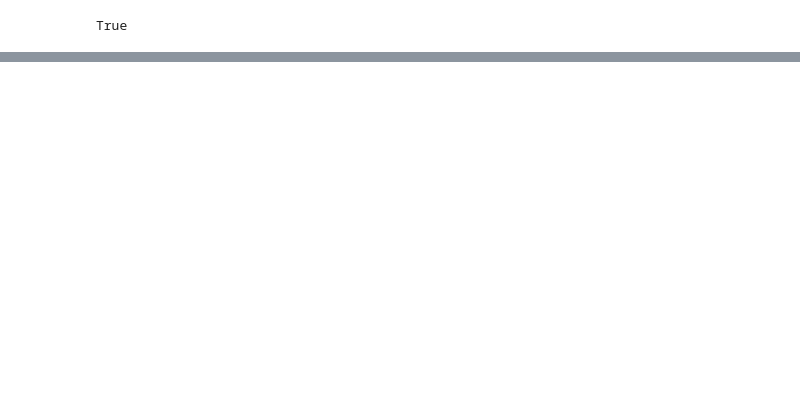
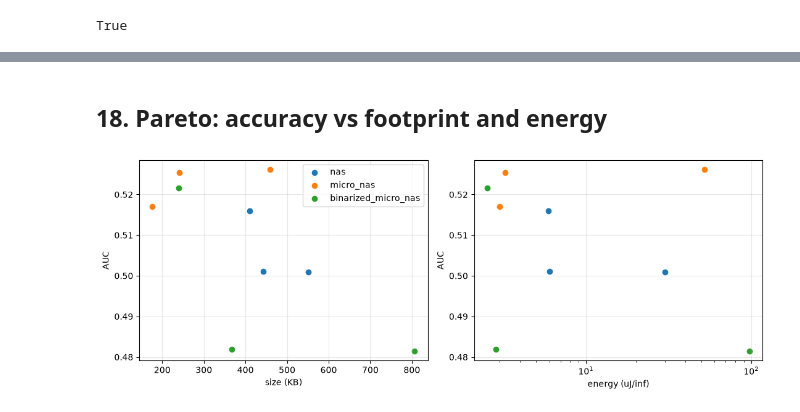
Before and after one commit to SepehrMohammady/MIND-Edge-Recommender, a Jupyter notebook: notebooks/MIND-Edge-Recommender.ipynb, the cells around one changed output, grey strips where cells are left out. Cells and saved outputs as stored; diff of their text form; code cells hidden in the pictures; blank space fills up the shorter version.

```diff
--- a/notebooks/MIND-Edge-Recommender.ipynb
+++ b/notebooks/MIND-Edge-Recommender.ipynb
@@ -208,9 +114,0 @@ Visualise the accuracy/size and accuracy/energy trade-offs across the matrix.
-# %%
-import matplotlib.pyplot as plt
-fig, ax = plt.subplots(1, 2, figsize=(11, 4))
-for arm in matrix["arm"].unique():
-    s = matrix[matrix["arm"] == arm]
-    ax[0].scatter(s["size_kb"], s["auc"], label=arm)
-    ax[1].scatter(s["energy_uj"], s["auc"], label=arm)
-ax[0].set(xlabel="size (KB)", ylabel="AUC"); ax[1].set(xlabel="energy (uJ/inf)", ylabel="AUC")
-ax[0].legend(); plt.tight_layout(); plt.show()
@@ -223,0 +135,5 @@ ax[0].legend(); plt.tight_layout(); plt.show()
+# %%
+arms = experiment.search_arms(cfg, **NAS)
+best = {arm: experiment.best_arch(res) for arm, res in arms.items()}
+pd.DataFrame([{"arm": a, **best[a], "quality": arms[a][0]["quality"],
+               "size_kb": arms[a][0]["size_kb"], "feasible": arms[a][0]["feasible"]} for a in arms])
@@ -223,0 +157,3 @@ ax[0].legend(); plt.tight_layout(); plt.show()
+# %%
+models = {arm: experiment.train_for_arch(cfg, best[arm], max_train_impressions=TRAIN_IMPR)
+          for arm in best}
@@ -223,0 +171,5 @@ ax[0].legend(); plt.tight_layout(); plt.show()
+# %%
+rows = []
+for arm in models:
+    rows += experiment.precision_sweep(cfg, models[arm], best[arm], arm, qat_epochs=QAT, max_eval=EVAL_IMPR)
+matrix = experiment.save_matrix(cfg, rows); matrix
@@ -223,0 +306,12 @@ ax[0].legend(); plt.tight_layout(); plt.show()
+# %% [markdown]
+## 18. Pareto: accuracy vs footprint and energy
+# %%
+import matplotlib.pyplot as plt
+fig, ax = plt.subplots(1, 2, figsize=(11, 4))
+for arm in matrix["arm"].unique():
+    s = matrix[matrix["arm"] == arm]
+    ax[0].scatter(s["size_kb"], s["auc"], label=arm); ax[1].scatter(s["energy_uj"], s["auc"], label=arm)
+ax[0].set(xlabel="size (KB)", ylabel="AUC"); ax[1].set(xlabel="energy (uJ/inf)", ylabel="AUC")
+ax[1].set_xscale("log"); ax[0].legend(); [a.grid(alpha=.3) for a in ax]; plt.tight_layout(); plt.show()
+# %% [output]
+[figure, added]
```
Also changed, not shown: parts of 54 cells of this notebook.
